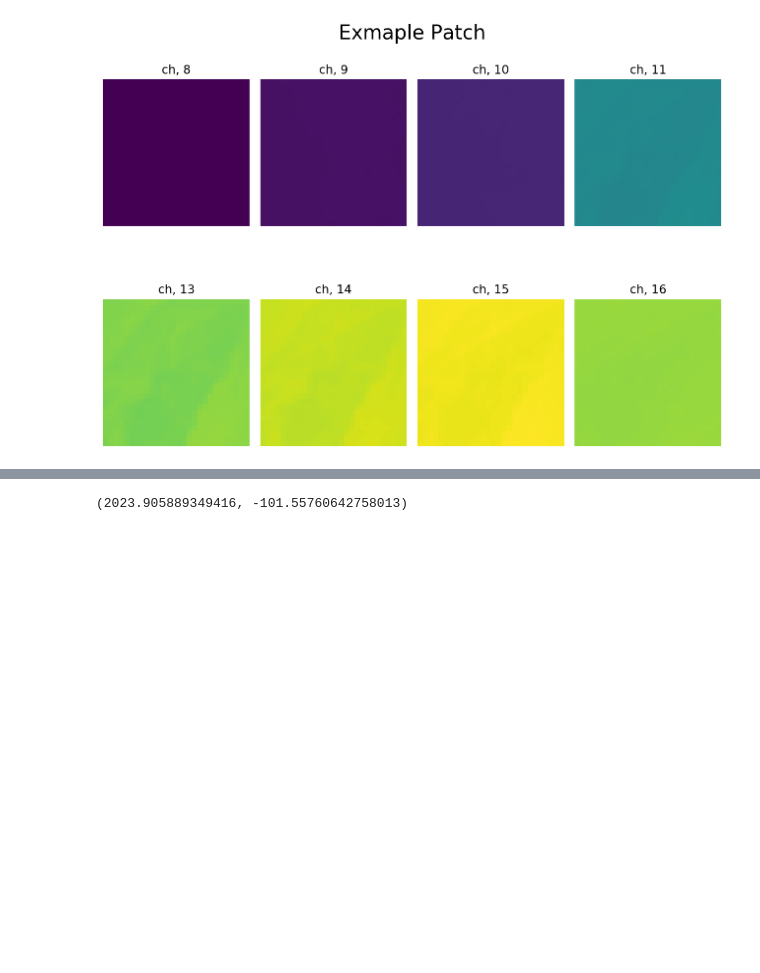
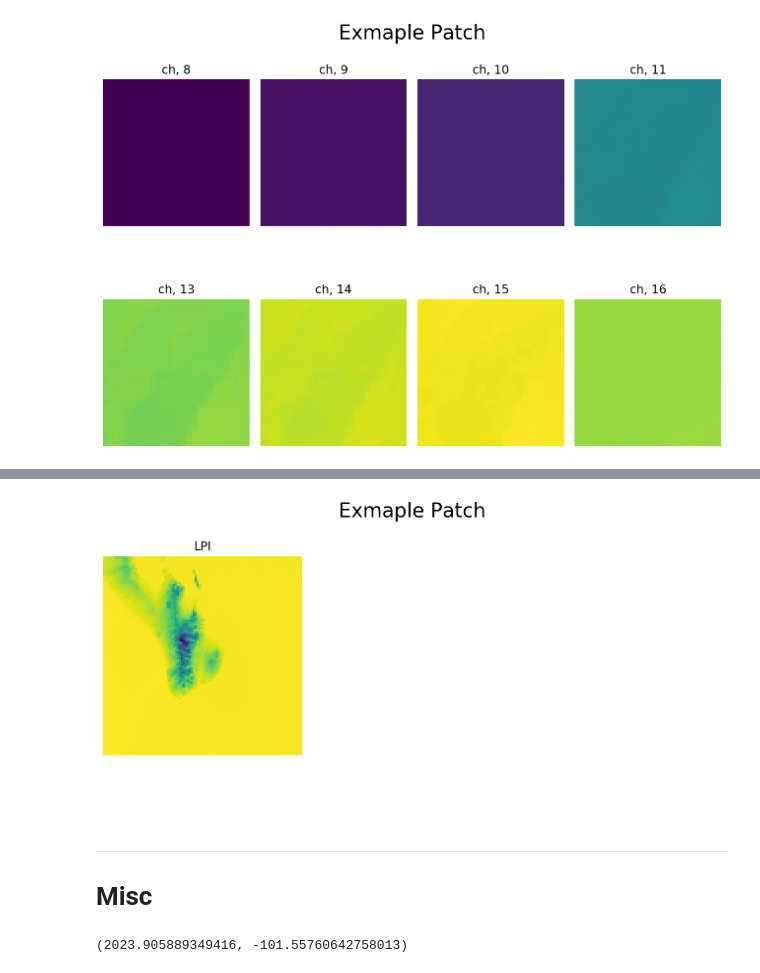
Before and after one commit to stockeh/cira-ml-soundings, a Jupyter notebook: notebooks/data-preprocessing.ipynb, the cells around one changed output, grey strips where cells are left out. Drawn from its saved outputs; the diff is of its cells as text; code cells hidden in the pictures; blank space fills up the shorter version.

Commit message:
patch extraction of RTMA data over lat/lon coordinates

```diff
--- a/notebooks/data-preprocessing.ipynb
+++ b/notebooks/data-preprocessing.ipynb
@@ -383,0 +395,7 @@ fig.tight_layout()
+# %%
+fin = vol + '../raobs/arm-sgp/2019/sgpsondewnpnC1.b1.20190624.203400.cdf'
+raob = xr.open_dataset(fin)
+date = raob.time.values[0]
+raob.close()
+
+print(date)
@@ -384,3 +404,28 @@ fig.tight_layout()
+# %%
+center_lon, center_lat = -109.6825, 23.3666
+x_size_pixels, y_size_pixels = 100, 100
+
+rtma = rtmaloader.RTMALoader(vol + 'rtma', date)
+
+patch, lons, lats = rtma.extract_image_patch(center_lon, center_lat, x_size_pixels, y_size_pixels)
+# %%
+index = 0
+vmin = patch[index,:,:,:].min() # set min/max plotting range
+vmax = patch[index,:,:,:].max()
+
+fig, axs = plt.subplots(1, 3, figsize=(9, 4.5))
+[axi.set_axis_off() for axi in axs.ravel()]
+for i in range(3):
+    axs[i].imshow(patch[index,i,:,:], vmin=vmin, vmax=vmax)
+    plt.suptitle('Exmaple Patch', fontsize=20)
+    axs[i].set_title(f'{str(rtma.rtma_types[i])}')
+    break
+fig.tight_layout()
+# %% [output]
+[figure, added]
+# %% [markdown]
+---
+# Misc
 # %%
 sounding_dict = dict()
 sounding_dict[radiosonde_utils.PRESSURE_COLUMN_KEY] = xar.sonde_profile_P.values[index]
```
Also changed, not shown: parts of 7 cells of this notebook, 2 other files.
